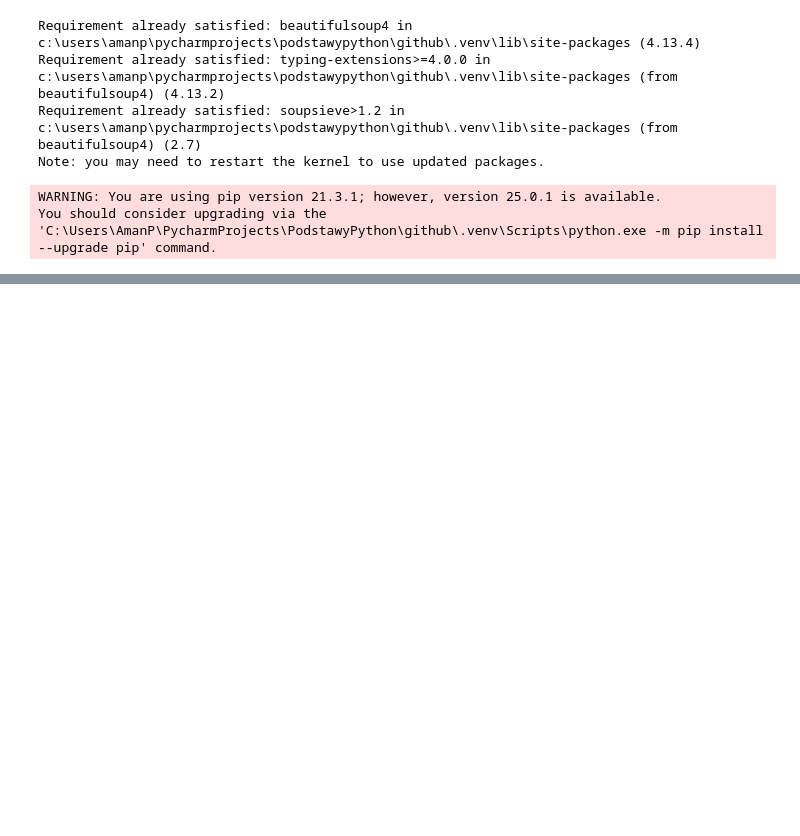
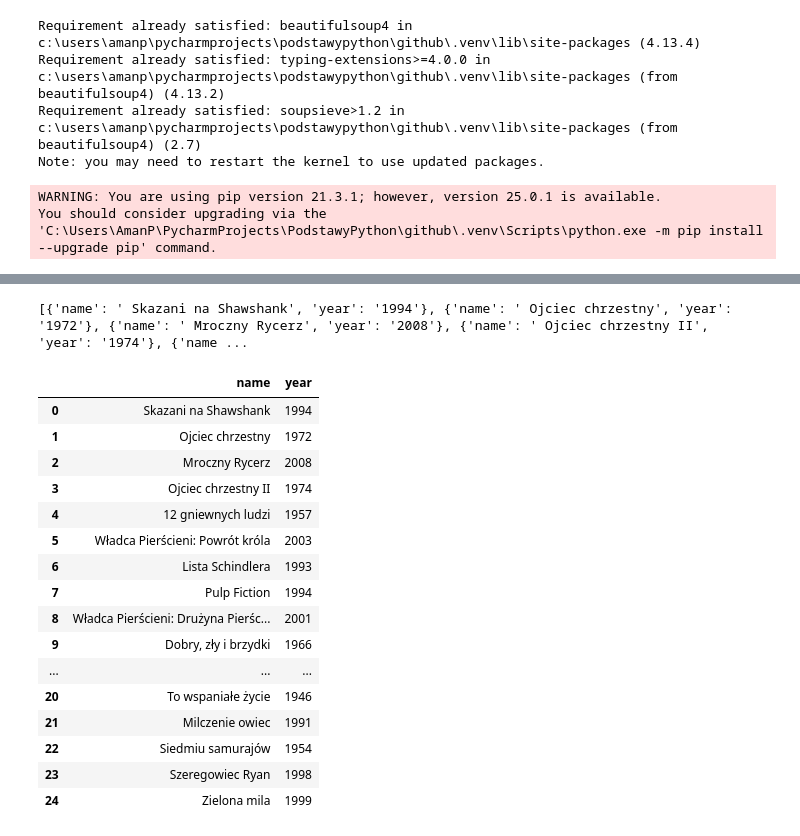
Before and after one commit to RastaAmanek/github, a Jupyter notebook: regex.ipynb, the cells around one changed output, grey strips where cells are left out. Cells and saved outputs as stored; diff of their text form; code cells hidden in the pictures; blank space fills up the shorter version.

```diff
--- a/regex.ipynb
+++ b/regex.ipynb
@@ -499,0 +481,7 @@ TypeError: expected string or bytes-like object
+# %%
+url = 'https://www.imdb.com/chart/top/'
+headers = {
+    'User-Agent': 'Mozilla/5.0 (Windows NT 10.0; Win64; x64) AppleWebKit/537.36 (KHTML, like Gecko) Chrome/124.0.0.0 Safari/537.36 Avast/124.0.0.0'
+}
+
+response = requests.get(url, headers=headers)
@@ -499,0 +490,2 @@ TypeError: expected string or bytes-like object
+# %%
+content = response.content
@@ -499,0 +518,3 @@ TypeError: expected string or bytes-like object
+# %%
+movie_list = soup.find('ul', class_='compact-list-view')
+# print(movie_list)
@@ -499,0 +544,37 @@ TypeError: expected string or bytes-like object
+# %%
+movie_containers = movie_list.find_all('div', class_="ipc-metadata-list-summary-item__c" )
+movie_containers[0]
+
+data = []
+for container in movie_containers:
+    movie_title = container.find("h3").text
+    movie_title = movie_title[movie_title.find(" ")+1:]
+    # print(movie_title)
+    movie_year = container.find_all("span")[1].text
+    # print(movie_year)
+    data.append({"name": movie_title,"year": movie_year})
+
+print(data)
+# %% [output]
+[{'name': ' Skazani na Shawshank', 'year': '1994'}, {'name': ' Ojciec chrzestny', 'year': '1972'}, {'name': ' Mroczny Rycerz', 'year': '2008'}, {'name': ' Ojciec chrzestny II', 'year': '1974'}, {'name ...
+# %%
+dataFrame = pd.DataFrame(data)
+dataFrame
+# %% [output]
+|  | name | year |
+| 0 | Skazani na Shawshank | 1994 |
+| 1 | Ojciec chrzestny | 1972 |
+| 2 | Mroczny Rycerz | 2008 |
+| 3 | Ojciec chrzestny II | 1974 |
+| 4 | 12 gniewnych ludzi | 1957 |
+| 5 | Władca Pierścieni: Powrót króla | 2003 |
+| 6 | Lista Schindlera | 1993 |
+| 7 | Pulp Fiction | 1994 |
+| 8 | Władca Pierścieni: Drużyna Pierśc... | 2001 |
+| 9 | Dobry, zły i brzydki | 1966 |
+| ... | ... | ... |
+| 20 | To wspaniałe życie | 1946 |
+| 21 | Milczenie owiec | 1991 |
+| 22 | Siedmiu samurajów | 1954 |
+| 23 | Szeregowiec Ryan | 1998 |
+| 24 | Zielona mila | 1999 |
```
Also changed, not shown: parts of 19 cells of this notebook, 2 other files.
